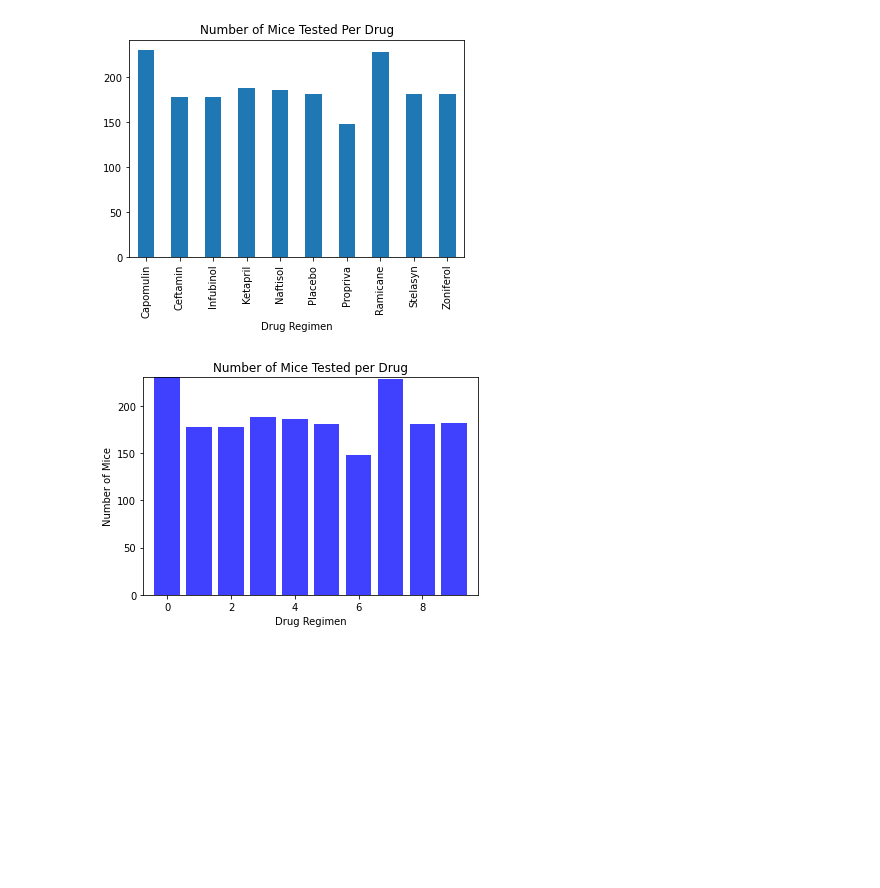
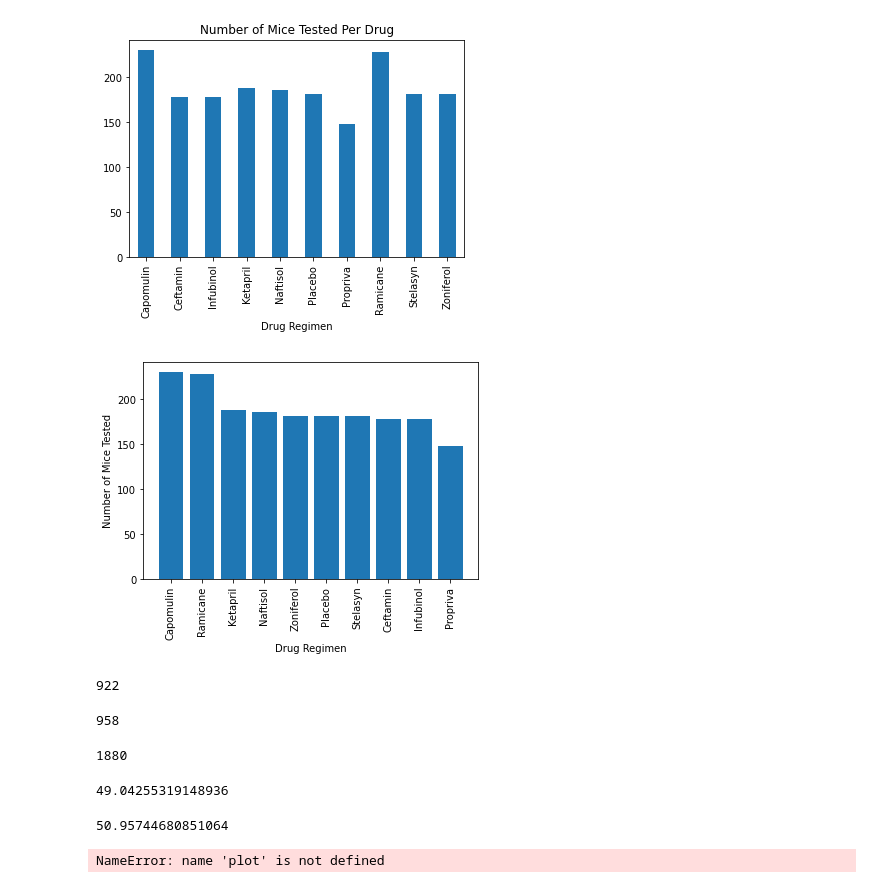
Before and after one commit to Colleen-Cobb/matplotlib-challenge, a Jupyter notebook: Pymaceuticals.ipynb, the cells around one changed output. Cells and saved outputs as stored; diff of their text form; code cells hidden in the pictures; blank space fills up the shorter version.

```diff
--- a/Pymaceuticals.ipynb
+++ b/Pymaceuticals.ipynb
@@ -190,18 +188,38 @@ plt.show()
 # %%
 # Generate a bar plot showing the total number of timepoints for all mice tested for each drug regimen using pyplot.
 
-x_axis=np.arange(0, len(drug_name))
-tick_locations=[]
-for x in x_axis:
-    tick_locations.append(x)
-
-plt.title("Number of Mice Tested per Drug")
+counts = clean_data['Drug Regimen'].value_counts()
+x_values = counts.index.values
+y_values = counts.values
+plt.bar(x_values, y_values)
 plt.xlabel("Drug Regimen")
-plt.ylabel("Number of Mice")
-plt.xlim(-0.75, len(drug_name)-.25)
-plt.ylim(0, max(time))
-
-plt.bar(x_axis, time, facecolor="blue", alpha =.75, align="center")
+plt.xticks(rotation=90)
+plt.ylabel("Number of Mice Tested")
 plt.show()
 # %% [output]
-[figure, old version]
+[figure, new version]
+# %%
+female=clean_data["Sex"].value_counts()['Female']
+female
+# %% [output]
+922
+# %%
+male=clean_data["Sex"].value_counts()["Male"]
+male
+# %% [output]
+958
+# %%
+gender_counts=male+female
+gender_counts
+# %% [output]
+1880
+# %%
+female_percentage=female/gender_counts*100
+female_percentage
+# %% [output]
+49.04255319148936
+# %%
+male_percentage=male/gender_counts*100
+male_percentage
+# %% [output]
+50.95744680851064
@@ -207,0 +229,5 @@ plt.show()
+# %%
+# Generate a pie plot showing the distribution of female versus male mice using Pandas
+plot(kind="pie", )
+# %% [output]
+NameError: name 'plot' is not defined
```
Also changed, not shown: parts of 6 cells of this notebook.
